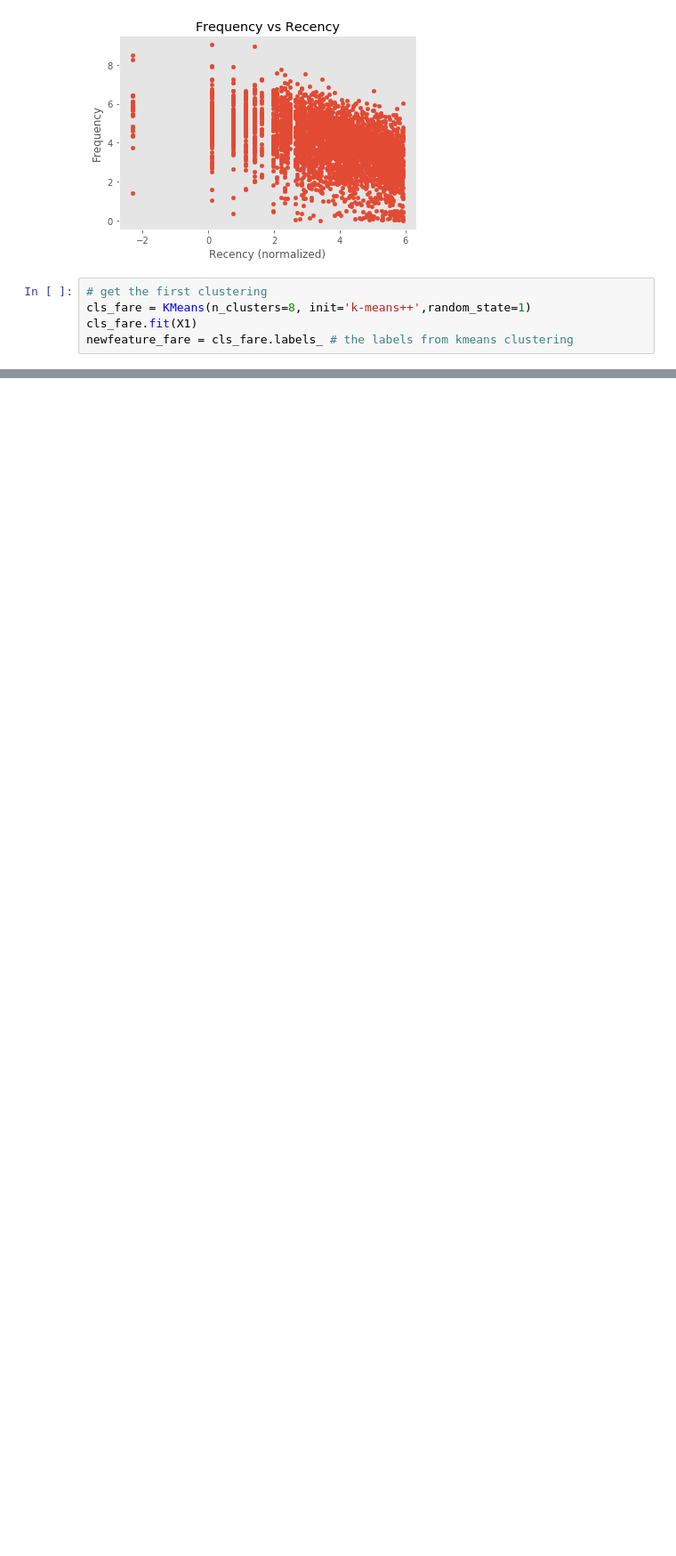
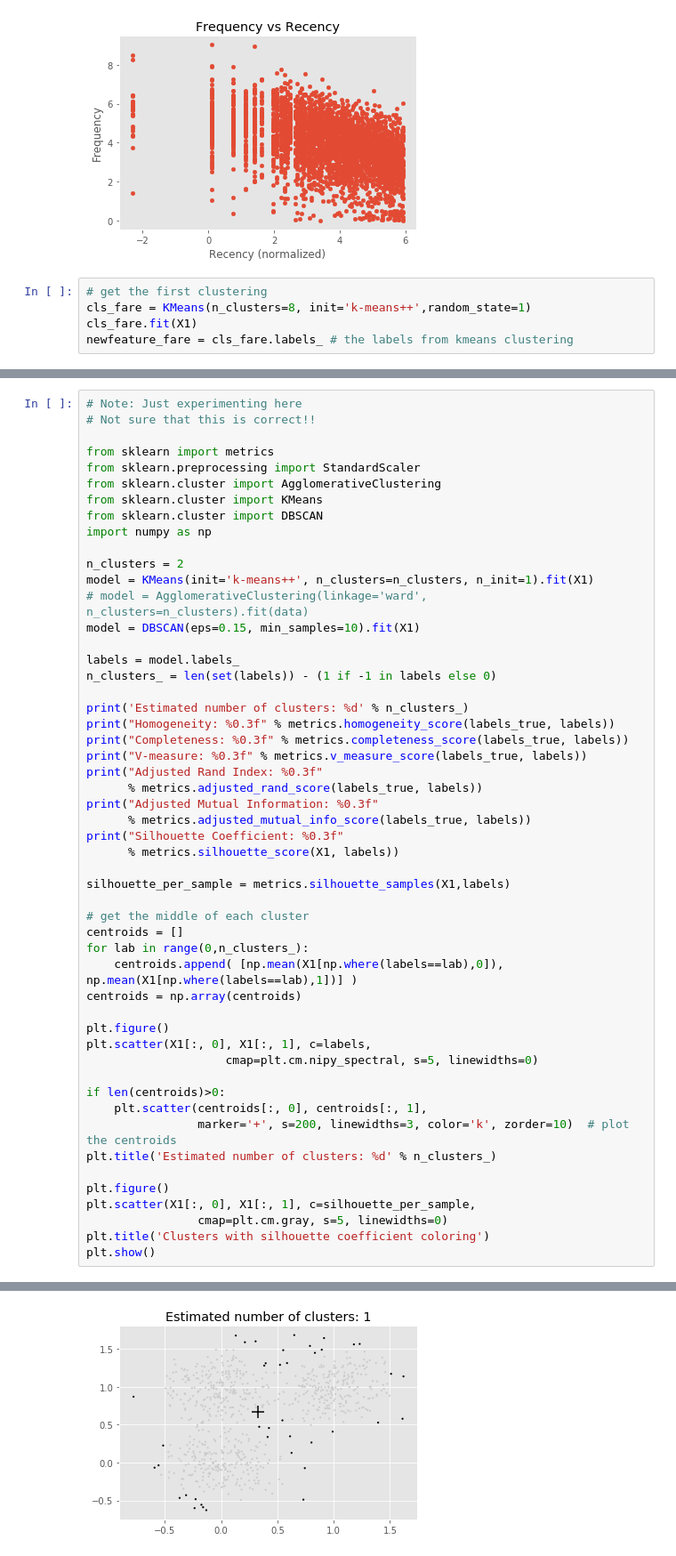
Before and after one commit to davestroud/OnlineRetail, a Jupyter notebook: main.ipynb, the cells around one changed output, grey strips where cells are left out. Shown at 89% size. Saved outputs shown, nothing was run; the diff lists cells and outputs as text; blank space fills up the shorter version.

```diff
--- a/main.ipynb
+++ b/main.ipynb
@@ -630,0 +654,53 @@ newfeature_fare = cls_fare.labels_ # the labels from kmeans clustering
+# %%
+# Note: Just experimenting here
+# Not sure that this is correct!!
+
+from sklearn import metrics
+from sklearn.preprocessing import StandardScaler
+from sklearn.cluster import AgglomerativeClustering
+from sklearn.cluster import KMeans
+from sklearn.cluster import DBSCAN
+import numpy as np
+
+n_clusters = 2
+model = KMeans(init='k-means++', n_clusters=n_clusters, n_init=1).fit(X1)
+# model = AgglomerativeClustering(linkage='ward', n_clusters=n_clusters).fit(data)
+model = DBSCAN(eps=0.15, min_samples=10).fit(X1)
+
+labels = model.labels_
+n_clusters_ = len(set(labels)) - (1 if -1 in labels else 0)
+
+print('Estimated number of clusters: %d' % n_clusters_)
+print("Homogeneity: %0.3f" % metrics.homogeneity_score(labels_true, labels))
+print("Completeness: %0.3f" % metrics.completeness_score(labels_true, labels))
+print("V-measure: %0.3f" % metrics.v_measure_score(labels_true, labels))
+print("Adjusted Rand Index: %0.3f"
+      % metrics.adjusted_rand_score(labels_true, labels))
+print("Adjusted Mutual Information: %0.3f"
+      % metrics.adjusted_mutual_info_score(labels_true, labels))
+print("Silhouette Coefficient: %0.3f"
+      % metrics.silhouette_score(X1, labels))
+
+silhouette_per_sample = metrics.silhouette_samples(X1,labels)
+
+# get the middle of each cluster
+centroids = []
+for lab in range(0,n_clusters_):
+    centroids.append( [np.mean(X1[np.where(labels==lab),0]), np.mean(X1[np.where(labels==lab),1])] )
+centroids = np.array(centroids)
+
+plt.figure()
+plt.scatter(X1[:, 0], X1[:, 1], c=labels,
+                    cmap=plt.cm.nipy_spectral, s=5, linewidths=0)
+
+if len(centroids)>0:
+    plt.scatter(centroids[:, 0], centroids[:, 1],
+                marker='+', s=200, linewidths=3, color='k', zorder=10)  # plot the centroids
+plt.title('Estimated number of clusters: %d' % n_clusters_)
+
+plt.figure()
+plt.scatter(X1[:, 0], X1[:, 1], c=silhouette_per_sample,
+                cmap=plt.cm.gray, s=5, linewidths=0)
+plt.title('Clusters with silhouette coefficient coloring')
+plt.show()
+# %% [output]
@@ -630,0 +714 @@ newfeature_fare = cls_fare.labels_ # the labels from kmeans clustering
+[figure, added]
```
Also changed, not shown: parts of 2 cells of this notebook, 1 other file.
